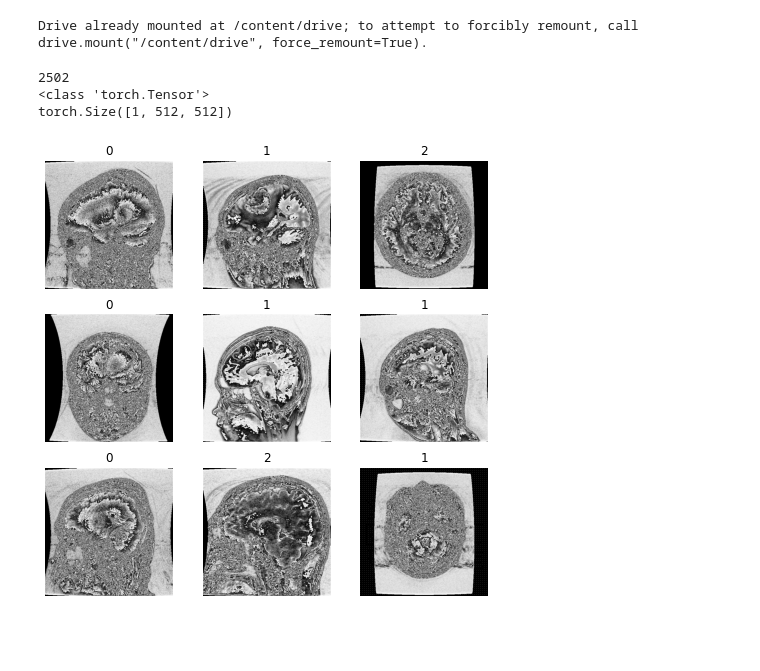
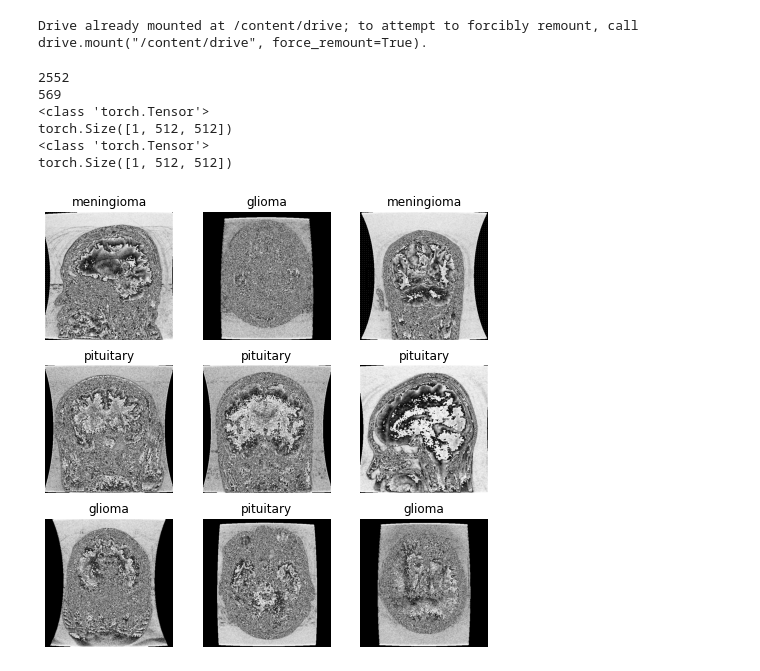
Before and after one commit to balados85/deep-learning-brain-mri-classification, a Jupyter notebook: custom_cnn_model.ipynb, the cells around one changed output. Cells and saved outputs as stored; diff of their text form; code cells hidden in the pictures; blank space fills up the shorter version.

```diff
--- a/custom_cnn_model.ipynb
+++ b/custom_cnn_model.ipynb
@@ -37,11 +49,7 @@ class CustomImageDataset(Dataset):
         sample = {"image": image, "label": label}
         return sample
 # %%
-from os import listdir
-from os.path import isfile, join
-import csv
-
-label_id = {0:'glioma', 1:'meningioma', 1:'pituitary'}
+label_id = {0:'glioma', 1:'meningioma', 2:'pituitary'}
 with open('drive/MyDrive/mri_images/train/train.csv', 'w', newline='') as file:
     writer = csv.writer(file)
     writer.writerow(['image_location', 'label']) # Write header
@@ -57,29 +78,40 @@ with open('drive/MyDrive/mri_images/train/train.csv', 'w', newline='') as file:
 # %%
 # Might be a good idea to make the image in grayscale and make them smaller (check here: https://pytorch.org/vision/stable/transforms.html)
-edd_train = CustomImageDataset('drive/MyDrive/mri_images/train/train.csv', 'drive/MyDrive/mri_images/train')
+training_data = CustomImageDataset('drive/MyDrive/mri_images/train/train.csv', 'drive/MyDrive/mri_images/train')
 
-print(len(edd_train))
-sample = edd_train[0]
-print(type(sample["image"]))
-print(sample["image"].shape)
+testing_data = CustomImageDataset('drive/MyDrive/mri_images/test/test.csv', 'drive/MyDrive/mri_images/test')
+
+print(len(training_data))
+print(len(testing_data))
+
+train_sample = training_data[0]
+test_sample = testing_data[0]
+print(type(train_sample["image"]))
+print(train_sample["image"].shape)
+
+print(type(test_sample["image"]))
+print(test_sample["image"].shape)
 
 # print(edd_train[0])
 # %% [output]
-2502
+2552
+569
 <class 'torch.Tensor'>
 torch.Size([1, 512, 512])
+<class 'torch.Tensor'>
+torch.Size([1, 512, 512])
 # %%
 figure = plt.figure(figsize=(8, 8))
 cols, rows = 3, 3
 for i in range(1, cols * rows + 1):
-    sample_idx = torch.randint(len(edd_train), size=(1,)).item() # Get rnd_id
-    sample = edd_train[sample_idx] # index dataset (gets you the img and label - index)
+    sample_idx = torch.randint(len(training_data), size=(1,)).item() # Get rnd_id
+    sample = training_data[sample_idx] # index dataset (gets you the img and label - index)
     img, label = sample["image"], sample["label"]
     figure.add_subplot(rows, cols, i)
-    plt.title(label)
+    plt.title(label_id[label])
     plt.axis("off")
     plt.imshow(img.squeeze(), cmap="gray") # if the image is grayscale
    # plt.imshow(img.permute(1,2,0)) # put channel as the last dimension
 plt.show()
 # %% [output]
-[figure, old version]
+[figure, new version]
```
Also changed, not shown: parts of 11 cells of this notebook.
